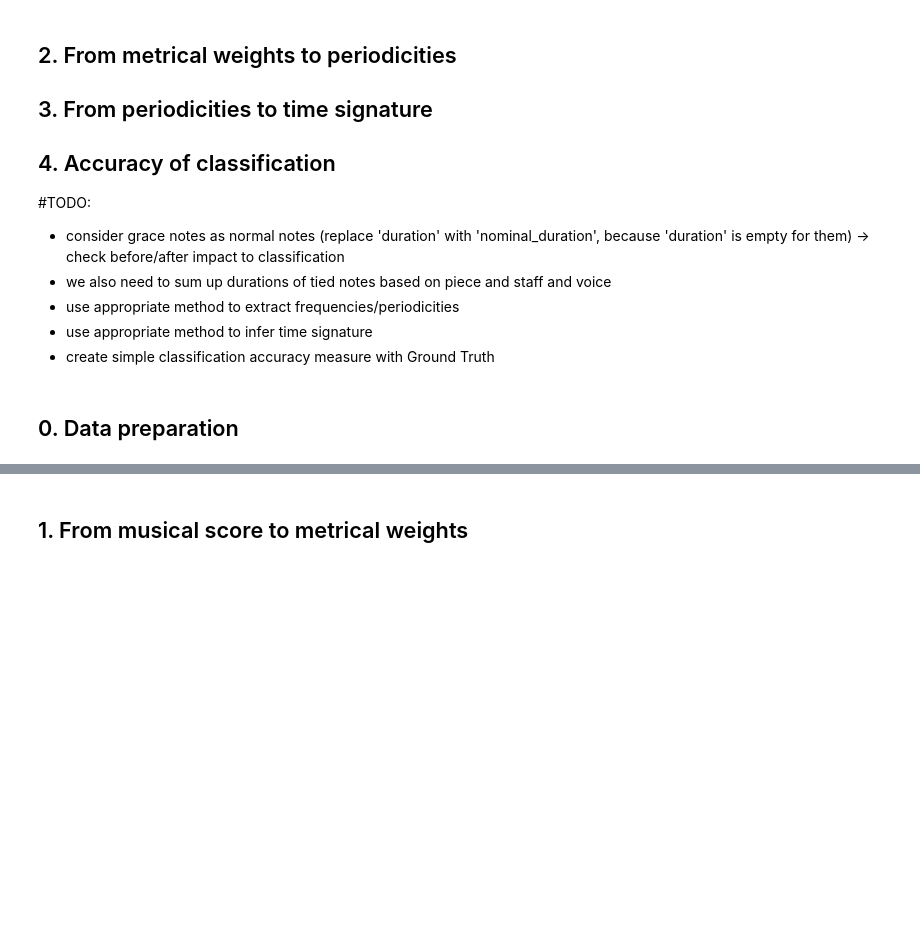
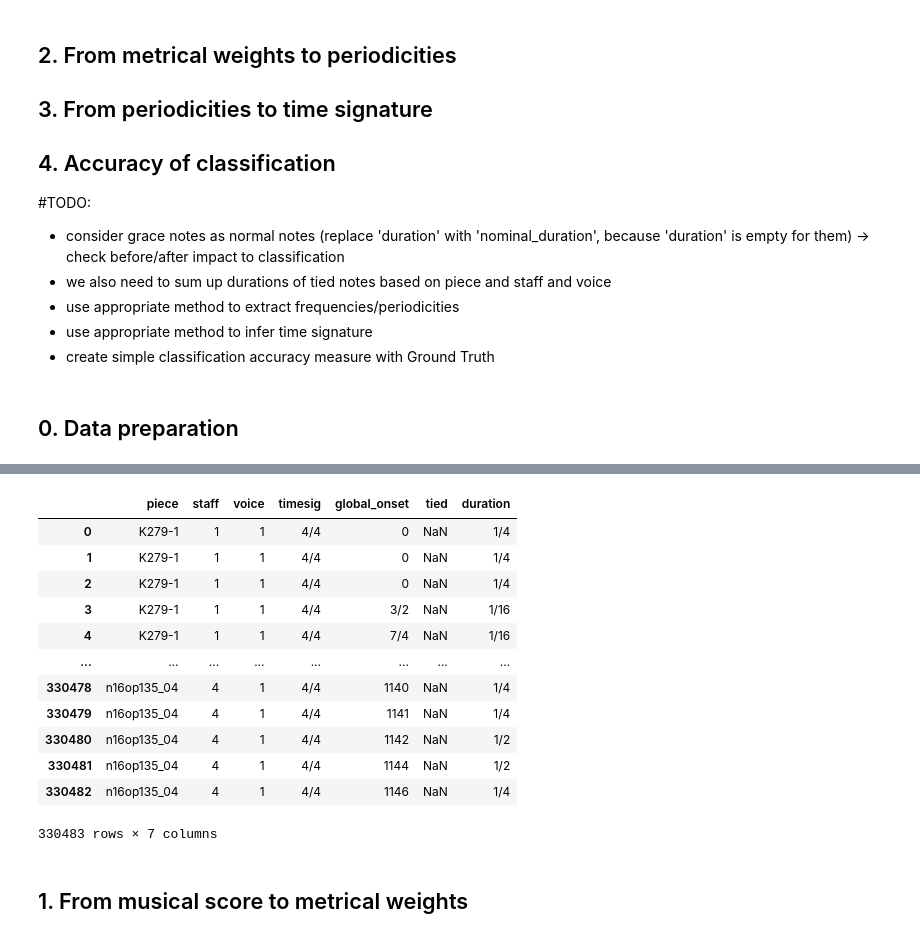
Before and after one commit to mikqs/digital-musicology, a Jupyter notebook: Group_6_A1.ipynb, the cells around one changed output, grey strips where cells are left out. Drawn from its saved outputs; the diff is of its cells as text; code cells hidden in the pictures; blank space fills up the shorter version.

```diff
--- a/Group_6_A1.ipynb
+++ b/Group_6_A1.ipynb
@@ -44,0 +48,24 @@ df = df[df['gracenote'].isna()]
+# %%
+%%time
+
+tied_df = df.sort_values(by=['piece','staff','voice','global_onset']).reset_index()
+
+# Aggregating ties (to verify if this is worse or better)
+blocks = (tied_df.tied.ne(tied_df.tied.shift()) & tied_df.tied.ne(tied_df.tied.shift() - 2) & tied_df.tied.ne(tied_df.tied.shift() - 1)).cumsum()
+tied_df = tied_df.groupby(blocks, as_index=False).agg({'piece':'first','staff':'first', 'voice':'first', 'timesig':'first', 'global_onset':'first', 'tied':'first', 'duration':'sum'})
+old_df = df
+
+# not optimized
+# tied_df = pd.DataFrame(columns=['piece', 'staff', 'voice', 'global_onset', 'duration', 'tied', 'timesig'])
+# for index, row in wdf.iterrows():
+#     if pd.isnull(row['tied']):
+#         tied_df.loc[index]=row
+#     if row['tied'] == 1:
+#         tied_df.loc[index]=row
+#         subindex = index
+#         while wdf.loc[subindex + 1]['tied'].item() == 0:
+#             tied_df.loc[index]['duration'] += wdf.loc[subindex + 1]['duration']
+#             subindex += 1
+#         else:
+#             tied_df.loc[index]['duration'] += wdf.loc[subindex + 1]['duration']
+# %% [output]
@@ -44,0 +74,13 @@ df = df[df['gracenote'].isna()]
+|  | piece | staff | voice | timesig | global_onset | tied | duration |
+| 0 | K279-1 | 1 | 1 | 4/4 | 0 | NaN | 1/4 |
+| 1 | K279-1 | 1 | 1 | 4/4 | 0 | NaN | 1/4 |
+| 2 | K279-1 | 1 | 1 | 4/4 | 0 | NaN | 1/4 |
+| 3 | K279-1 | 1 | 1 | 4/4 | 3/2 | NaN | 1/16 |
+| 4 | K279-1 | 1 | 1 | 4/4 | 7/4 | NaN | 1/16 |
+| ... | ... | ... | ... | ... | ... | ... | ... |
+| 330478 | n16op135_04 | 4 | 1 | 4/4 | 1140 | NaN | 1/4 |
+| 330479 | n16op135_04 | 4 | 1 | 4/4 | 1141 | NaN | 1/4 |
+| 330480 | n16op135_04 | 4 | 1 | 4/4 | 1142 | NaN | 1/2 |
+| 330481 | n16op135_04 | 4 | 1 | 4/4 | 1144 | NaN | 1/2 |
+| 330482 | n16op135_04 | 4 | 1 | 4/4 | 1146 | NaN | 1/4 |
+330483 rows × 7 columns
```
Also changed, not shown: parts of 8 cells of this notebook.
